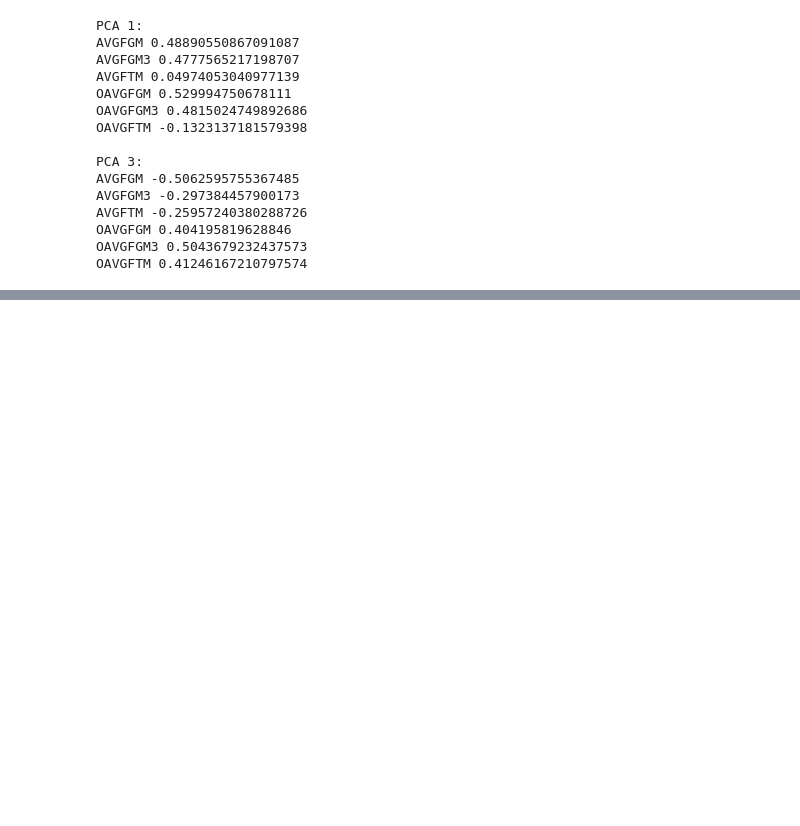
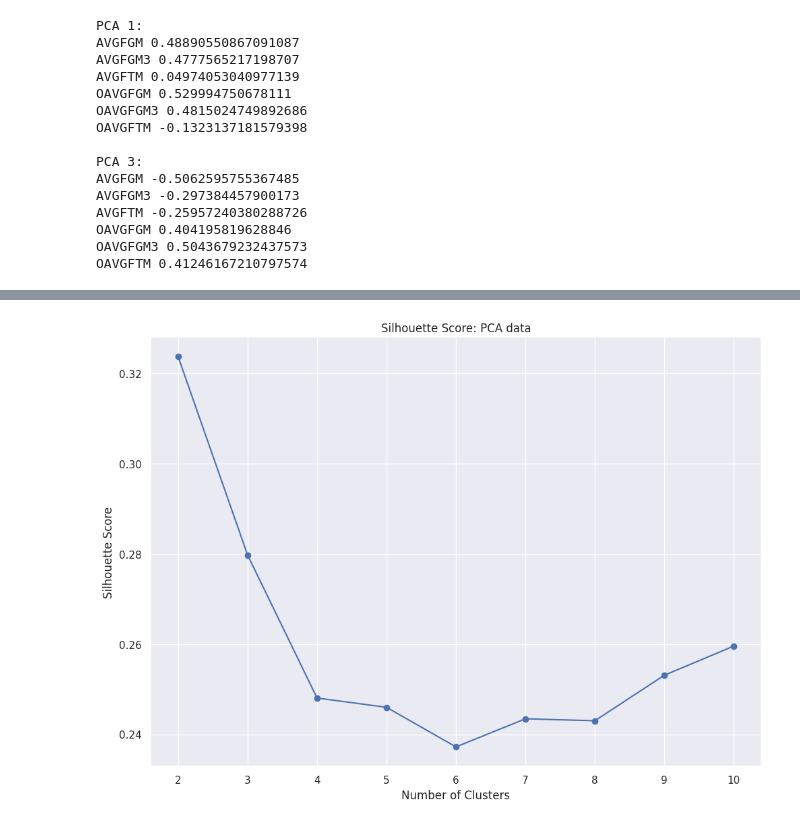
Before and after one commit to josephfhalloran/NCAA-Basketball-Analysis-, a Jupyter notebook: overTime.ipynb, the cells around one changed output, grey strips where cells are left out. Drawn from its saved outputs; the diff is of its cells as text; code cells hidden in the pictures; blank space fills up the shorter version.

```diff
--- a/overTime.ipynb
+++ b/overTime.ipynb
@@ -207,3 +209,20 @@ plt.show()
+# %%
+from sklearn.metrics import silhouette_score
+
+silhouette_scores = []
+for n_clusters in range(2, 11):
+    clustering = AgglomerativeClustering(n_clusters=n_clusters)
+    clusters = clustering.fit_predict(principalDf.loc[:, ['pc1', 'pc3']])
+    silhouette_scores.append(silhouette_score(principalDf.loc[:, ['pc1', 'pc3']], clusters))
+
+# Step 7: Plot the silhouette scores against the number of clusters
+plt.plot(range(2, 11), silhouette_scores, marker='o')
+plt.xlabel('Number of Clusters')
+plt.ylabel('Silhouette Score')
+plt.title('Silhouette Score: PCA data')
+plt.show()
+# %% [output]
+[figure, added]
 # %%
 from sklearn.cluster import Birch
 pcs = ["pc1", "pc3"]
```
Also changed, not shown: parts of 13 cells of this notebook, 4 other files.
